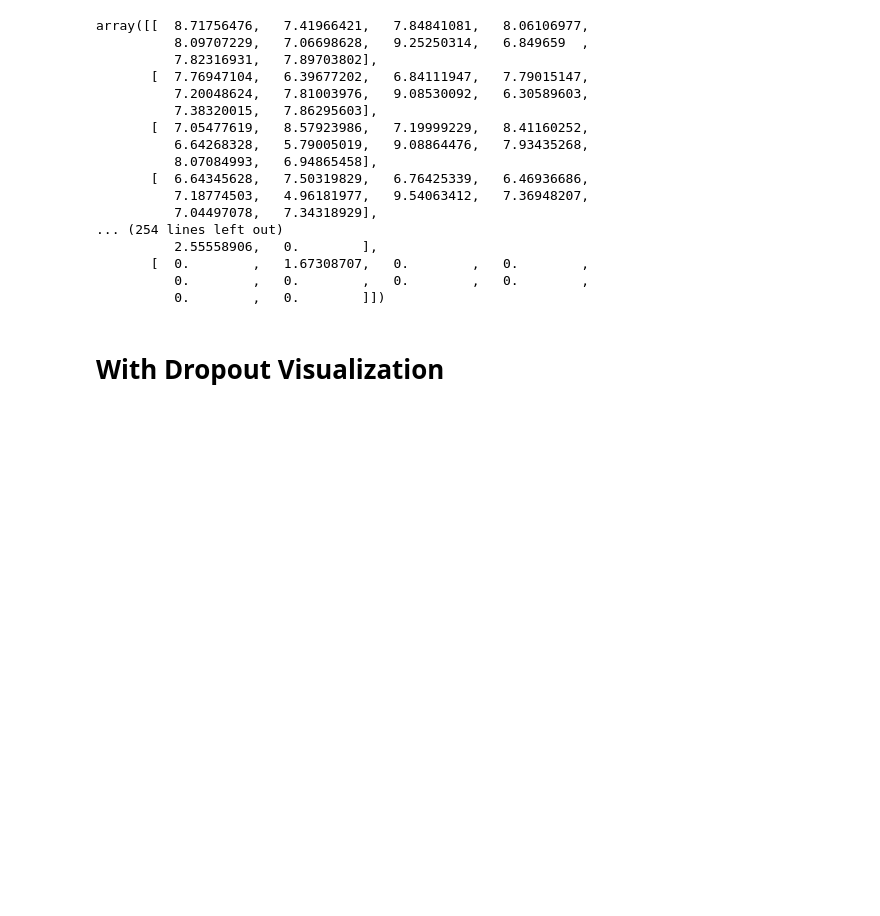
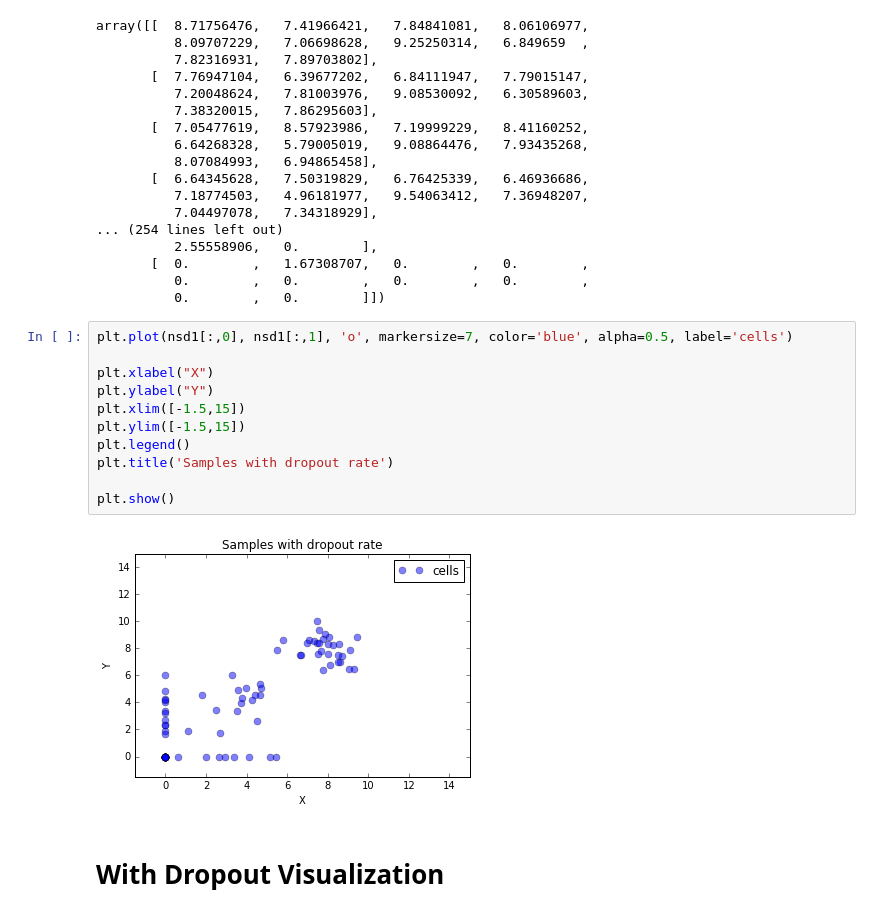
Before and after one commit to RemarkablyAverage/lab_work, a Jupyter notebook: PCA/most current.ipynb, the cells around one changed output. Cells and saved outputs as stored; diff of their text form; blank space fills up the shorter version.

```diff
--- a/PCA/most current.ipynb
+++ b/PCA/most current.ipynb
@@ -161,6 +161,19 @@ array([[  8.71756476,   7.41966421,   7.84841081,   8.06106977,
        [  0.        ,   1.67308707,   0.        ,   0.        ,
           0.        ,   0.        ,   0.        ,   0.        ,
           0.        ,   0.        ]])
+# %%
+plt.plot(nsd1[:,0], nsd1[:,1], 'o', markersize=7, color='blue', alpha=0.5, label='cells')
+
+plt.xlabel("X")
+plt.ylabel("Y")
+plt.xlim([-1.5,15])
+plt.ylim([-1.5,15])
+plt.legend()
+plt.title('Samples with dropout rate')
+
+plt.show()
+# %% [output]
+[figure, added]
 # %% [markdown]
 # With Dropout Visualization
 # %%
```
